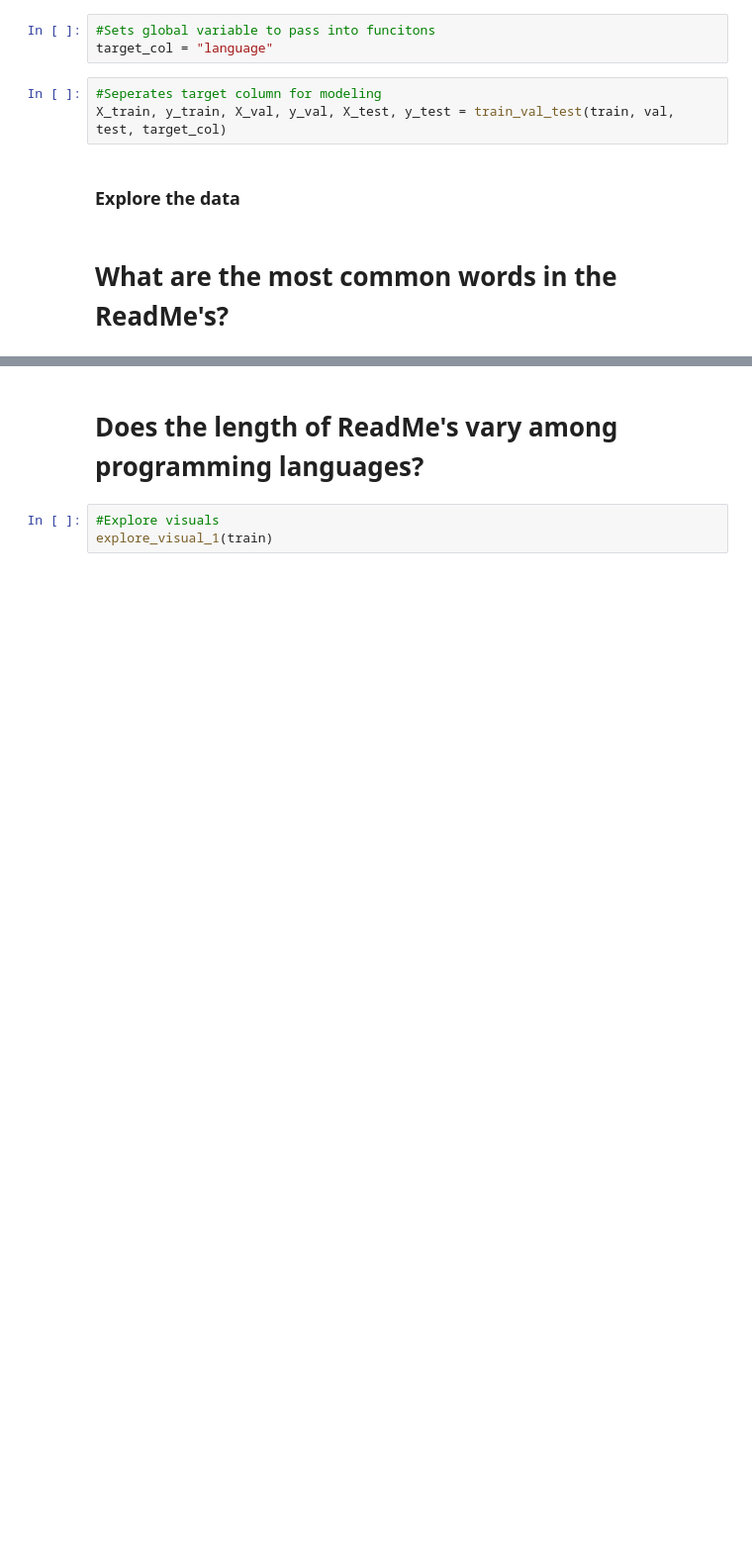
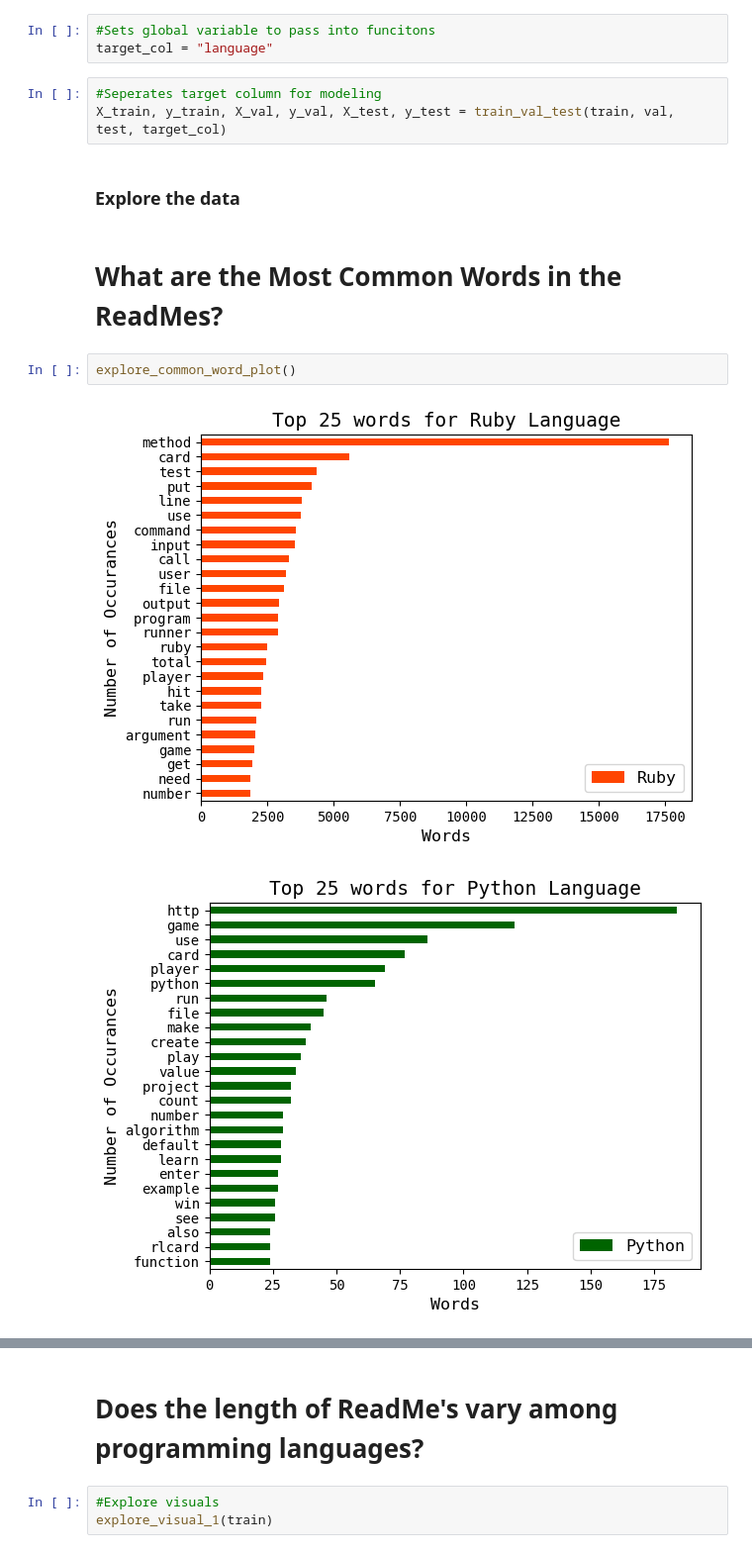
Before and after one commit to Speakeasy-Casino/ace-archives, a Jupyter notebook: final_product.ipynb, the cells around one changed output, grey strips where cells are left out. Shown at 99% size. Drawn from its saved outputs; the diff is of its cells as text; blank space fills up the shorter version.

```diff
--- a/final_product.ipynb
+++ b/final_product.ipynb
@@ -55,5 +55,10 @@ target_col = "language"
 X_train, y_train, X_val, y_val, X_test, y_test = train_val_test(train, val, test, target_col)
 # %% [markdown]
 ### Explore the data
-# %% [markdown]
-# What are the most common words in the ReadMe's?
+# %% [markdown]
+# What are the Most Common Words in the ReadMes?
+# %%
+explore_common_word_plot()
+# %% [output]
+[figure, added]
+[figure, added]
```
Also changed, not shown: parts of 2 cells of this notebook.
